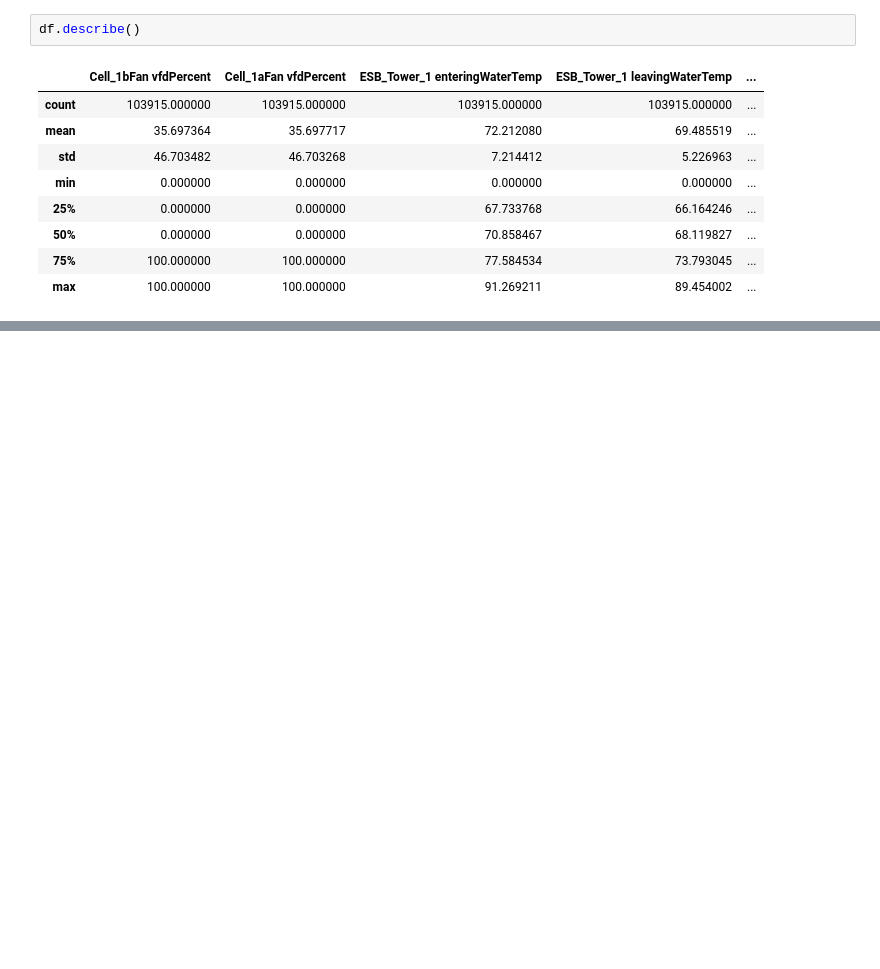
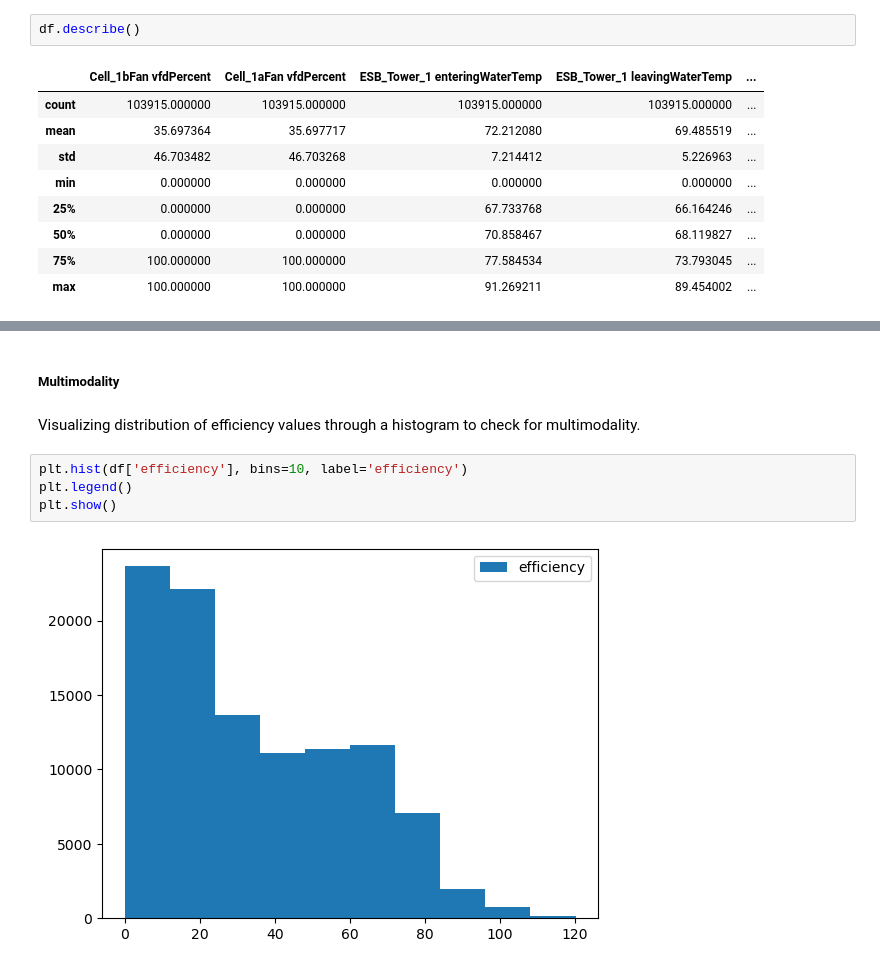
Before and after one commit to MACS-Research-Lab/Transfer-Learning-for-BES-Energy-Forecasting, a Jupyter notebook: analysis.ipynb, the cells around one changed output, grey strips where cells are left out. Saved outputs shown, nothing was run; the diff lists cells and outputs as text; blank space fills up the shorter version.

```diff
--- a/analysis.ipynb
+++ b/analysis.ipynb
@@ -144,0 +186,10 @@ plt.show()
+# %% [markdown]
+##### Multimodality
+# %% [markdown]
+Visualizing distribution of efficiency values through a histogram to check for multimodality.
+# %%
+plt.hist(df['efficiency'], bins=10, label='efficiency')
+plt.legend()
+plt.show()
+# %% [output]
+[figure, added]
```
Also changed, not shown: parts of 18 cells of this notebook.
